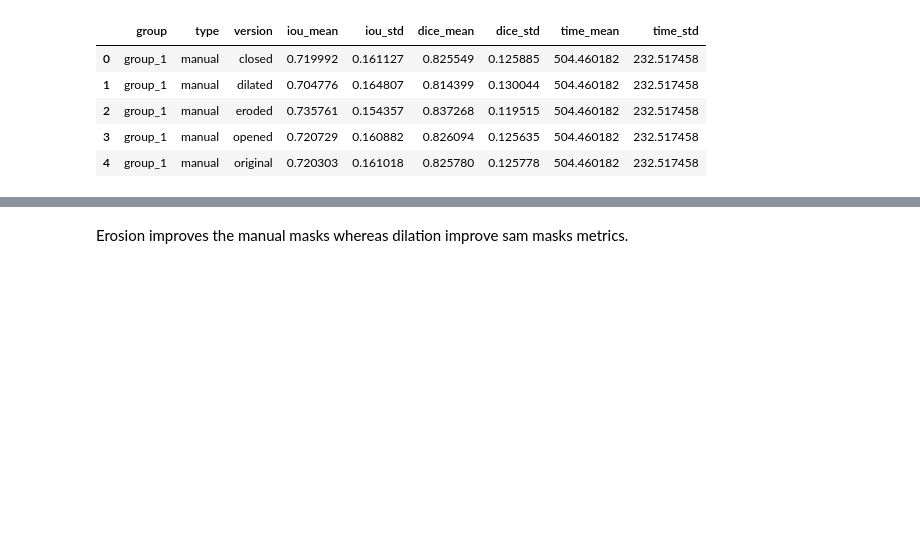
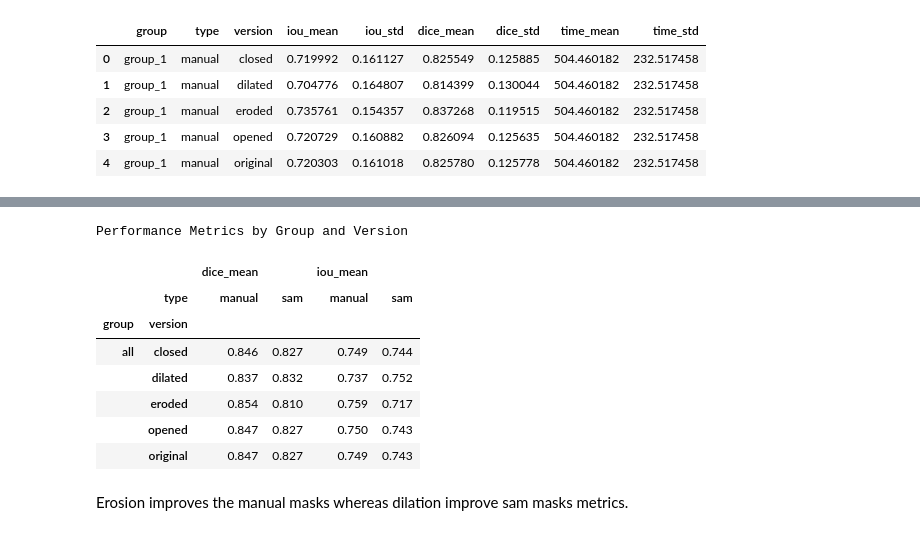
Before and after one commit to Lorenzuou/analise-segmentacao-pele, a Jupyter notebook: analise/op_morfologicas.ipynb, the cells around one changed output, grey strips where cells are left out. Saved outputs shown, nothing was run; the diff lists cells and outputs as text; code cells hidden in the pictures; blank space fills up the shorter version.

```diff
--- a/analise/op_morfologicas.ipynb
+++ b/analise/op_morfologicas.ipynb
@@ -492,2 +363,17 @@ plot_aggregated_means(aggregated_means)
+# %%
+#set every group as the same
+aggregated_metrics_same_group = aggregated_metrics.copy()
+aggregated_metrics_same_group['group'] = 'all'
+display_metrics_table(aggregated_metrics_same_group)
+# %% [output]
+Performance Metrics by Group and Version
+|  |  | dice_mean |  | iou_mean |  |
+|  | type | manual | sam | manual | sam |
+| group | version |  |  |  |  |
+| all | closed | 0.846 | 0.827 | 0.749 | 0.744 |
+|  | dilated | 0.837 | 0.832 | 0.737 | 0.752 |
+|  | eroded | 0.854 | 0.810 | 0.759 | 0.717 |
+|  | opened | 0.847 | 0.827 | 0.750 | 0.743 |
+|  | original | 0.847 | 0.827 | 0.749 | 0.743 |
 # %% [markdown]
 Erosion improves the manual masks whereas dilation improve sam masks metrics.
```
Also changed, not shown: parts of 6 cells of this notebook, 7 other files.
